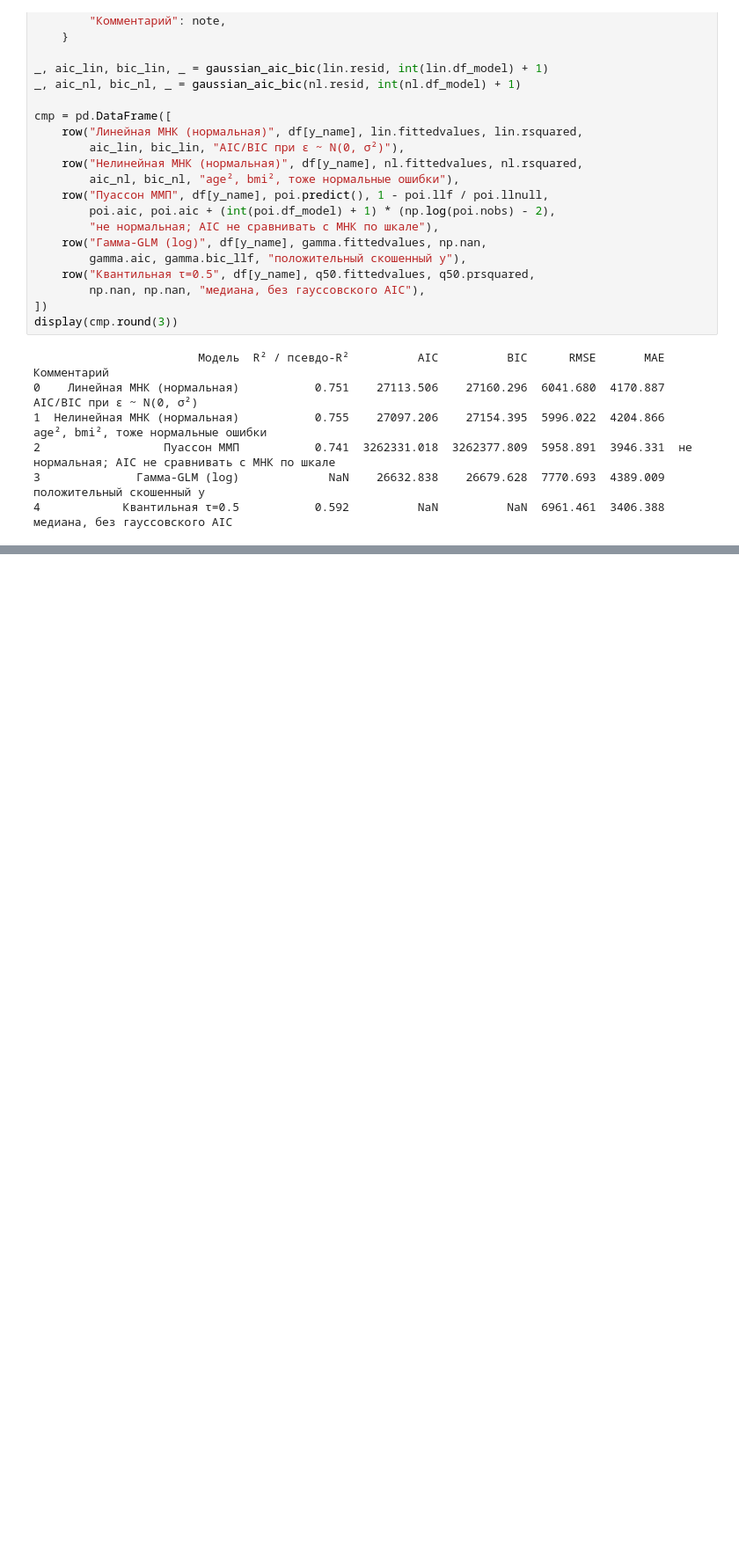
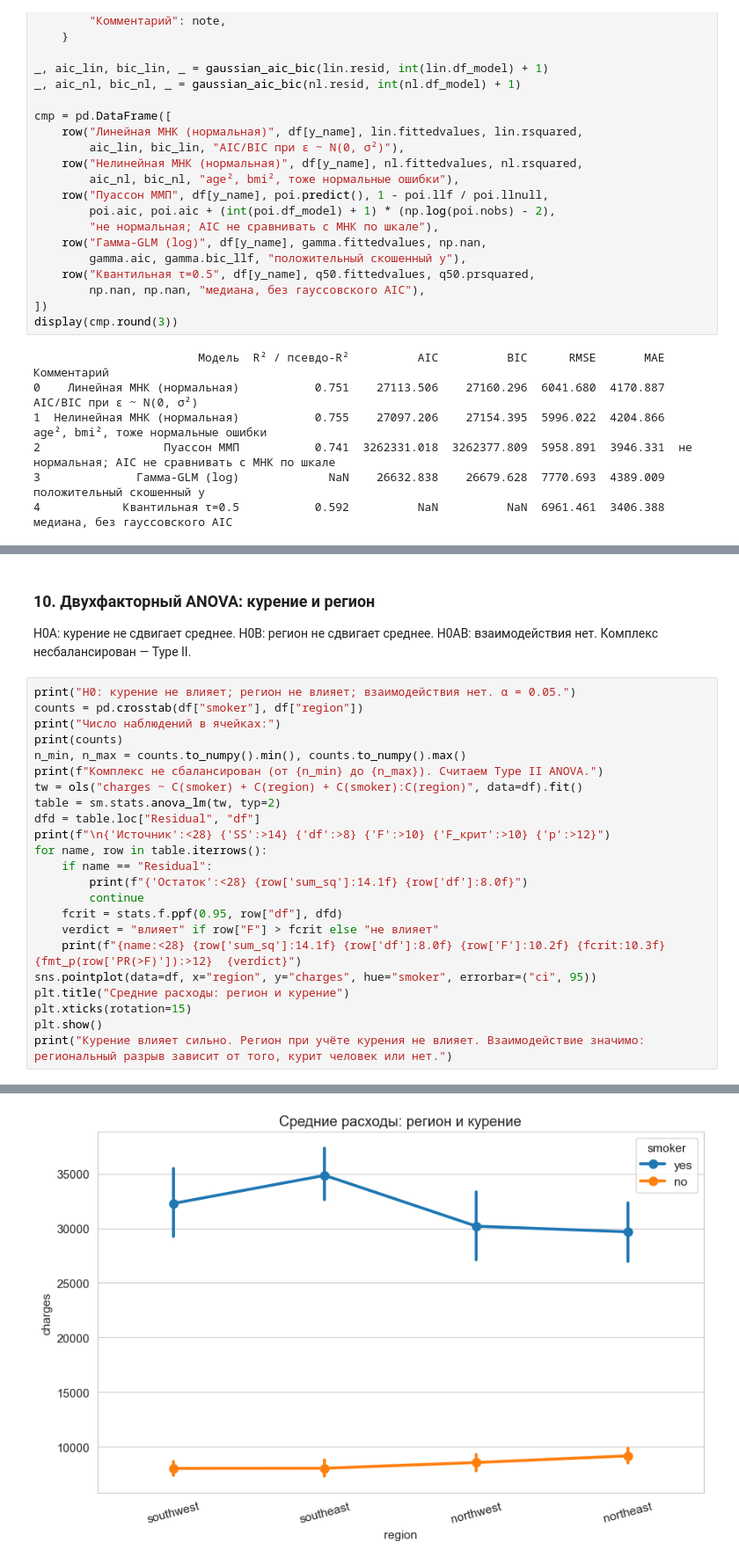
Before and after one commit to vit303/mad_1, a Jupyter notebook: new_dataset.ipynb, the cells around one changed output, grey strips where cells are left out. Shown at 88% size. Cells and saved outputs as stored; diff of their text form; blank space fills up the shorter version.

```diff
--- a/new_dataset.ipynb
+++ b/new_dataset.ipynb
@@ -1271,0 +1300,28 @@ C(smoker):C(region)                        1416291755.9        3       8.60
+# %% [markdown]
+### 10. Двухфакторный ANOVA: курение и регион
+
+H0A: курение не сдвигает среднее. H0B: регион не сдвигает среднее. H0AB: взаимодействия нет. Комплекс несбалансирован — Type II.
+# %%
+print("H0: курение не влияет; регион не влияет; взаимодействия нет. α = 0.05.")
+counts = pd.crosstab(df["smoker"], df["region"])
+print("Число наблюдений в ячейках:")
+print(counts)
+n_min, n_max = counts.to_numpy().min(), counts.to_numpy().max()
+print(f"Комплекс не сбалансирован (от {n_min} до {n_max}). Считаем Type II ANOVA.")
+tw = ols("charges ~ C(smoker) + C(region) + C(smoker):C(region)", data=df).fit()
+table = sm.stats.anova_lm(tw, typ=2)
+dfd = table.loc["Residual", "df"]
+print(f"\n{'Источник':<28} {'SS':>14} {'df':>8} {'F':>10} {'F_крит':>10} {'p':>12}")
+for name, row in table.iterrows():
+    if name == "Residual":
+        print(f"{'Остаток':<28} {row['sum_sq']:14.1f} {row['df']:8.0f}")
+        continue
+    fcrit = stats.f.ppf(0.95, row["df"], dfd)
+    verdict = "влияет" if row["F"] > fcrit else "не влияет"
+    print(f"{name:<28} {row['sum_sq']:14.1f} {row['df']:8.0f} {row['F']:10.2f} {fcrit:10.3f} {fmt_p(row['PR(>F)']):>12}  {verdict}")
+sns.pointplot(data=df, x="region", y="charges", hue="smoker", errorbar=("ci", 95))
+plt.title("Средние расходы: регион и курение")
+plt.xticks(rotation=15)
+plt.show()
+print("Курение влияет сильно. Регион при учёте курения не влияет. Взаимодействие значимо: региональный разрыв зависит от того, курит человек или нет.")
+# %% [output]
@@ -1271,0 +1342 @@ C(smoker):C(region)                        1416291755.9        3       8.60
+[figure, added]
```
Also changed, not shown: parts of 29 cells of this notebook, 48 other files.
